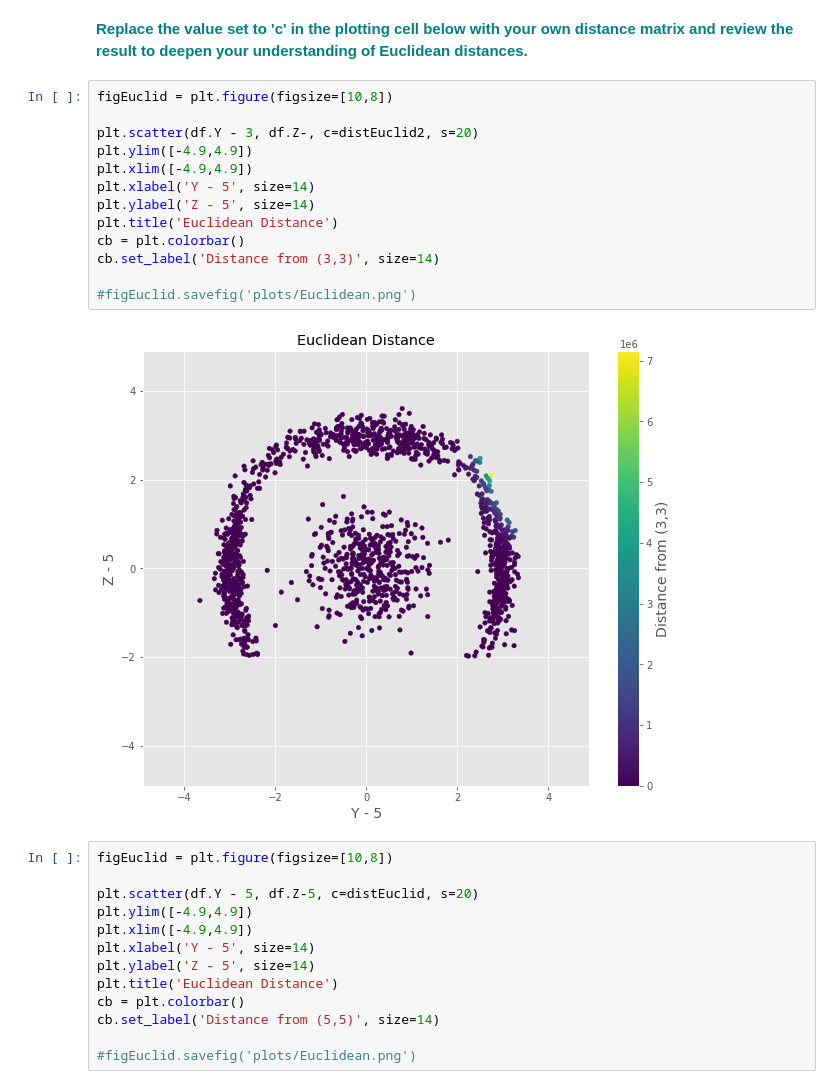
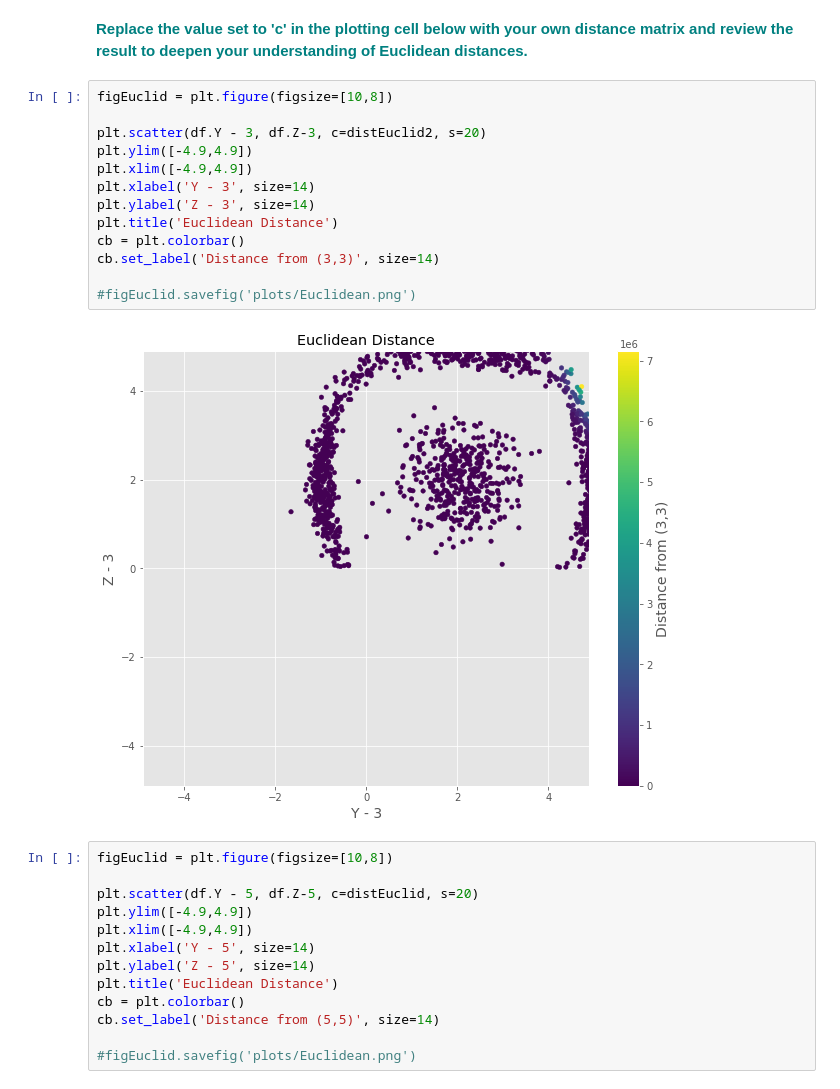
Before and after one commit to LNRobertson/Springboard, a Jupyter notebook: Euclidean_Manhattan/Euclidean_and_Manhattan_Distances_Case_Study.ipynb, the cells around one changed output. Cells and saved outputs as stored; diff of their text form.

```diff
--- a/Euclidean_Manhattan/Euclidean_and_Manhattan_Distances_Case_Study.ipynb
+++ b/Euclidean_Manhattan/Euclidean_and_Manhattan_Distances_Case_Study.ipynb
@@ -40,18 +40,18 @@ distEuclid2 = np.sqrt((df.Z -3 )** + (df.Y - 3)**2)
 # %%
 figEuclid = plt.figure(figsize=[10,8])
 
-plt.scatter(df.Y - 3, df.Z-, c=distEuclid2, s=20)
+plt.scatter(df.Y - 3, df.Z-3, c=distEuclid2, s=20)
 plt.ylim([-4.9,4.9])
 plt.xlim([-4.9,4.9])
-plt.xlabel('Y - 5', size=14)
-plt.ylabel('Z - 5', size=14)
+plt.xlabel('Y - 3', size=14)
+plt.ylabel('Z - 3', size=14)
 plt.title('Euclidean Distance')
 cb = plt.colorbar()
 cb.set_label('Distance from (3,3)', size=14)
 
 #figEuclid.savefig('plots/Euclidean.png')
 # %% [output]
-[figure, old version]
+[figure, new version]
 # %%
 figEuclid = plt.figure(figsize=[10,8])
 
```
